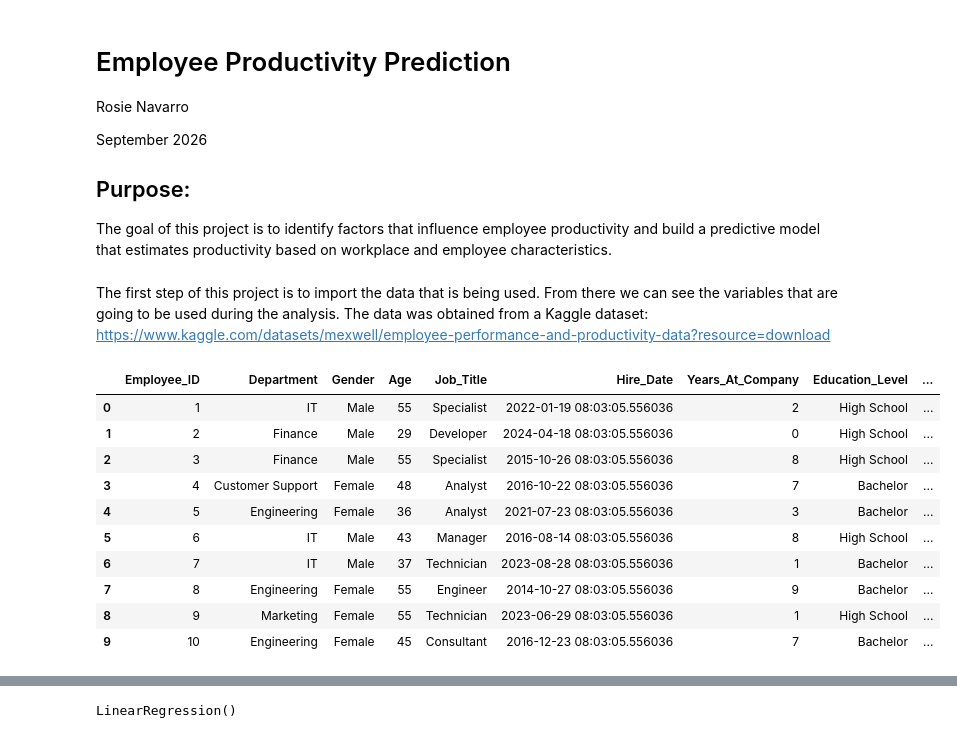
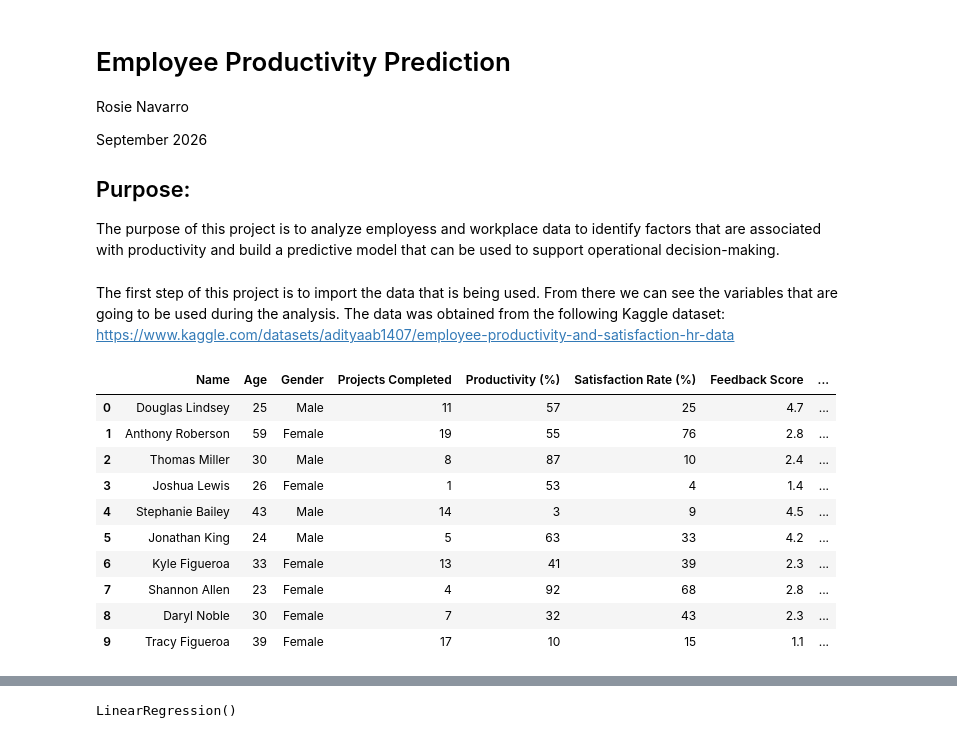
Before and after one commit to ro-rro/Machine-Learning-, a Jupyter notebook: Productivity_Project.ipynb, the cells around one changed output, grey strips where cells are left out. Cells and saved outputs as stored; diff of their text form; code cells hidden in the pictures.

```diff
--- a/Productivity_Project.ipynb
+++ b/Productivity_Project.ipynb
@@ -7,7 +7,7 @@ Rosie Navarro
 September 2026
 
 ## Purpose:
-The goal of this project is to identify factors that influence employee productivity and build a predictive model that estimates productivity based on workplace and employee characteristics.
+The purpose of this project is to analyze employess and workplace data to identify factors that are associated with productivity and build a predictive model that can be used to support operational decision-making.
 # %%
 import pandas as pd
 import numpy as np
@@ -22,19 +26,19 @@ from sklearn.metrics import mean_squared_error, r2_score, mean_absolute_error
 # %% [markdown]
-The first step of this project is to import the data that is being used. From there we can see the variables that are going to be used during the analysis. The data was obtained from a Kaggle dataset: https://www.kaggle.com/datasets/mexwell/employee-performance-and-productivity-data?resource=download
+The first step of this project is to import the data that is being used. From there we can see the variables that are going to be used during the analysis. The data was obtained from the following Kaggle dataset: https://www.kaggle.com/datasets/adityaab1407/employee-productivity-and-satisfaction-hr-data
 # %%
-productivity = pd.read_csv('/Users/rosienavarro/Data_Science/Productivity.csv')
+productivity = pd.read_csv('/Users/rosienavarro/Data_Science/hr_dashboard_data.csv')
 
 productivity.head(10)
 # %% [output]
-|  | Employee_ID | Department | Gender | Age | Job_Title | Hire_Date | Years_At_Company | Education_Level | ... |
-| 0 | 1 | IT | Male | 55 | Specialist | 2022-01-19 08:03:05.556036 | 2 | High School | ... |
-| 1 | 2 | Finance | Male | 29 | Developer | 2024-04-18 08:03:05.556036 | 0 | High School | ... |
-| 2 | 3 | Finance | Male | 55 | Specialist | 2015-10-26 08:03:05.556036 | 8 | High School | ... |
-| 3 | 4 | Customer Support | Female | 48 | Analyst | 2016-10-22 08:03:05.556036 | 7 | Bachelor | ... |
-| 4 | 5 | Engineering | Female | 36 | Analyst | 2021-07-23 08:03:05.556036 | 3 | Bachelor | ... |
-| 5 | 6 | IT | Male | 43 | Manager | 2016-08-14 08:03:05.556036 | 8 | High School | ... |
-| 6 | 7 | IT | Male | 37 | Technician | 2023-08-28 08:03:05.556036 | 1 | Bachelor | ... |
-| 7 | 8 | Engineering | Female | 55 | Engineer | 2014-10-27 08:03:05.556036 | 9 | Bachelor | ... |
-| 8 | 9 | Marketing | Female | 55 | Technician | 2023-06-29 08:03:05.556036 | 1 | High School | ... |
-| 9 | 10 | Engineering | Female | 45 | Consultant | 2016-12-23 08:03:05.556036 | 7 | Bachelor | ... |
+|  | Name | Age | Gender | Projects Completed | Productivity (%) | Satisfaction Rate (%) | Feedback Score | ... |
+| 0 | Douglas Lindsey | 25 | Male | 11 | 57 | 25 | 4.7 | ... |
+| 1 | Anthony Roberson | 59 | Female | 19 | 55 | 76 | 2.8 | ... |
+| 2 | Thomas Miller | 30 | Male | 8 | 87 | 10 | 2.4 | ... |
+| 3 | Joshua Lewis | 26 | Female | 1 | 53 | 4 | 1.4 | ... |
+| 4 | Stephanie Bailey | 43 | Male | 14 | 3 | 9 | 4.5 | ... |
+| 5 | Jonathan King | 24 | Male | 5 | 63 | 33 | 4.2 | ... |
+| 6 | Kyle Figueroa | 33 | Female | 13 | 41 | 39 | 2.3 | ... |
+| 7 | Shannon Allen | 23 | Female | 4 | 92 | 68 | 2.8 | ... |
+| 8 | Daryl Noble | 30 | Female | 7 | 32 | 43 | 2.3 | ... |
+| 9 | Tracy Figueroa | 39 | Female | 17 | 10 | 15 | 1.1 | ... |
 # %% [markdown]
```
Also changed, not shown: parts of 36 cells of this notebook.
